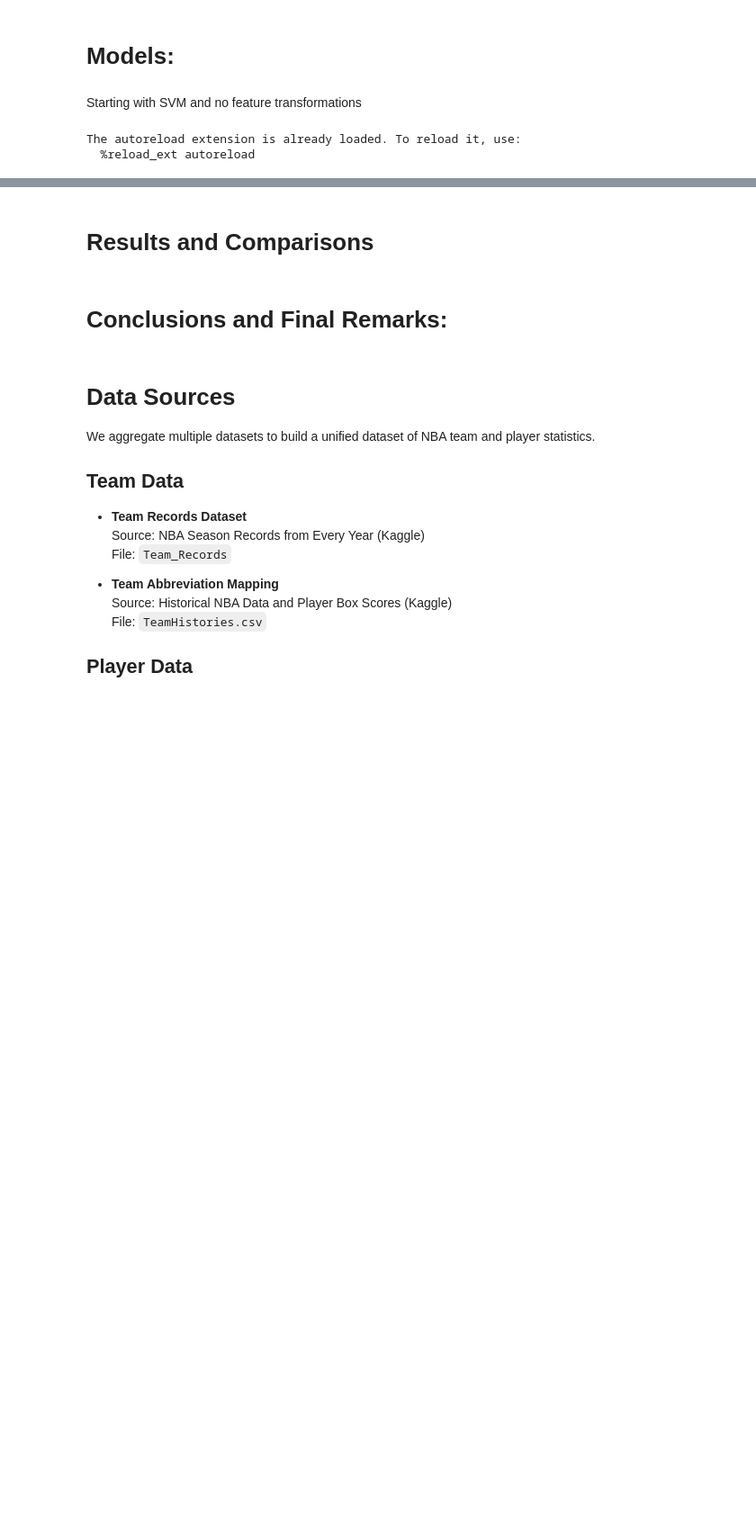
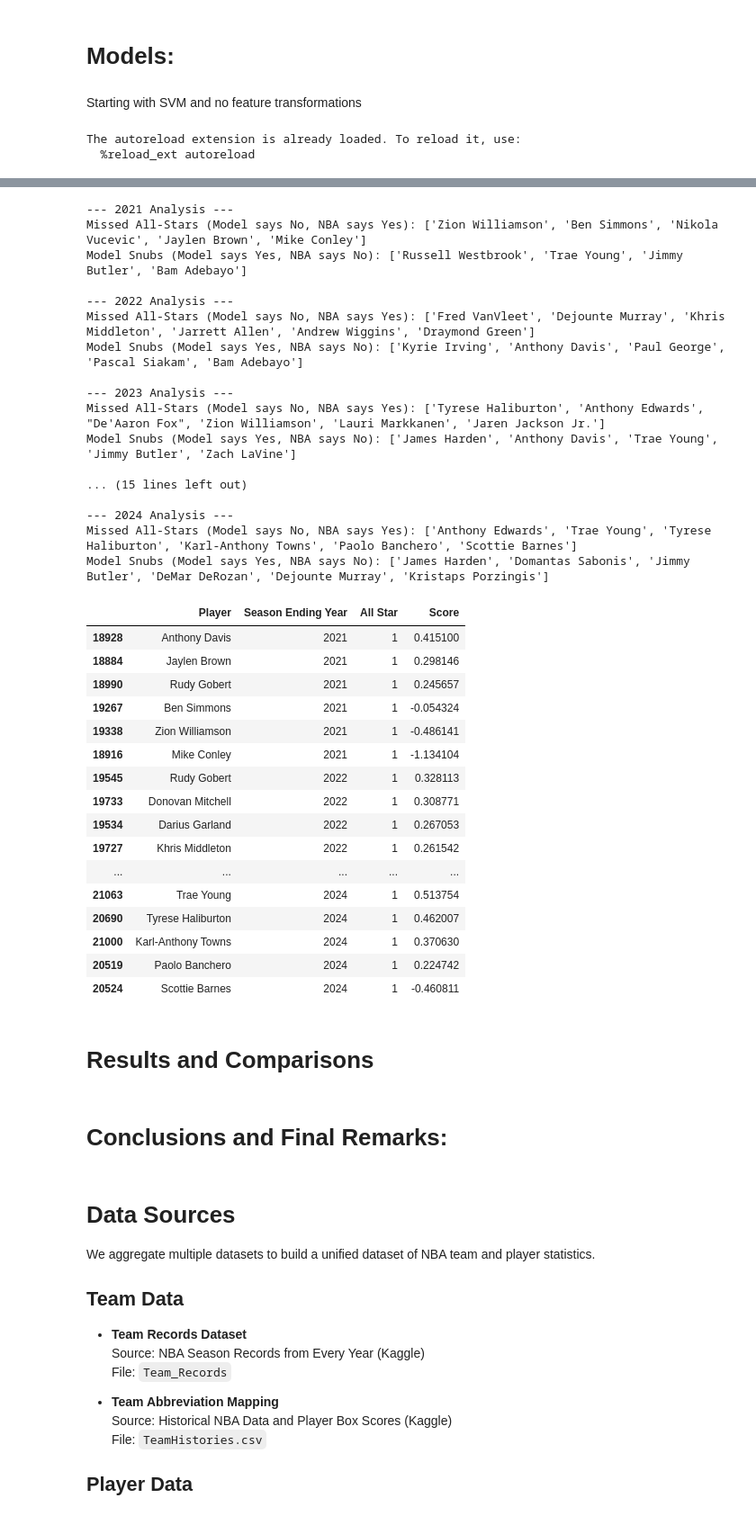
Before and after one commit to asarkar17812/nba-allstar-pred, a Jupyter notebook: nba_allstar.ipynb, the cells around one changed output, grey strips where cells are left out. Shown at 90% size. Drawn from its saved outputs; the diff is of its cells as text; code cells hidden in the pictures; blank space fills up the shorter version.

```diff
--- a/nba_allstar.ipynb
+++ b/nba_allstar.ipynb
@@ -211,3 +403,79 @@ Actual: All-Star                           35                   77
+# %%
+def analyze_model_misses(model, X_val, val_data_full, top_n=26):
+    """
+    Shows players the model missed (False Negatives) and
+    players the model 'snubbed' (False Positives).
+    """
+    # 1. Get Scores
+    scores = model.decision_function(X_val)
+    results = val_data_full[['Player', 'Season Ending Year', 'All Star']].copy()
+    results['Score'] = scores
+
+    misses_summary = []
+
+    for year in results['Season Ending Year'].unique():
+        year_data = results[results['Season Ending Year'] == year].sort_values(by='Score', ascending=False)
+
+        # The Top 26 the model WOULD have picked
+        model_picks = year_data.head(top_n)
+
+        # The actual All-Stars for that year
+        actual_stars = year_data[year_data['All Star'] == 1]
+
+        # MISSES: Actual All-Stars NOT in our Top 26
+        missed_players = actual_stars[~actual_stars['Player'].isin(model_picks['Player'])]
+
+        # SNUBS: Players in our Top 26 NOT in Actual All-Stars
+        snubbed_players = model_picks[model_picks['All Star'] == 0]
+
+        print(f"\n--- {year} Analysis ---")
+        print(f"Missed All-Stars (Model says No, NBA says Yes): {missed_players['Player'].tolist()}")
+        print(f"Model Snubs (Model says Yes, NBA says No): {snubbed_players['Player'].tolist()}")
+
+        misses_summary.append(missed_players)
+
+    return pd.concat(misses_summary)
+# %%
+best_base = fitted_models['Linear SVM (medium weight imbalance)']['model']
+analyze_model_misses(best_base, X_val, val_df)
+
+best_poly = poly_2_fitted_models['Linear SVM (Low C)']['model']
+analyze_model_misses(best_poly, X_val, val_df)
+# %% [output]
+--- 2021 Analysis ---
+Missed All-Stars (Model says No, NBA says Yes): ['Zion Williamson', 'Ben Simmons', 'Nikola Vucevic', 'Jaylen Brown', 'Mike Conley']
+Model Snubs (Model says Yes, NBA says No): ['Russell Westbrook', 'Trae Young', 'Jimmy Butler', 'Bam Adebayo']
+
+--- 2022 Analysis ---
+Missed All-Stars (Model says No, NBA says Yes): ['Fred VanVleet', 'Dejounte Murray', 'Khris Middleton', 'Jarrett Allen', 'Andrew Wiggins', 'Draymond Green']
+Model Snubs (Model says Yes, NBA says No): ['Kyrie Irving', 'Anthony Davis', 'Paul George', 'Pascal Siakam', 'Bam Adebayo']
+
+--- 2023 Analysis ---
+Missed All-Stars (Model says No, NBA says Yes): ['Tyrese Haliburton', 'Anthony Edwards', "De'Aaron Fox", 'Zion Williamson', 'Lauri Markkanen', 'Jaren Jackson Jr.']
+Model Snubs (Model says Yes, NBA says No): ['James Harden', 'Anthony Davis', 'Trae Young', 'Jimmy Butler', 'Zach LaVine']
+
+... (15 lines left out)
+
+--- 2024 Analysis ---
+Missed All-Stars (Model says No, NBA says Yes): ['Anthony Edwards', 'Trae Young', 'Tyrese Haliburton', 'Karl-Anthony Towns', 'Paolo Banchero', 'Scottie Barnes']
+Model Snubs (Model says Yes, NBA says No): ['James Harden', 'Domantas Sabonis', 'Jimmy Butler', 'DeMar DeRozan', 'Dejounte Murray', 'Kristaps Porzingis']
+|  | Player | Season Ending Year | All Star | Score |
+| 18928 | Anthony Davis | 2021 | 1 | 0.415100 |
+| 18884 | Jaylen Brown | 2021 | 1 | 0.298146 |
+| 18990 | Rudy Gobert | 2021 | 1 | 0.245657 |
+| 19267 | Ben Simmons | 2021 | 1 | -0.054324 |
+| 19338 | Zion Williamson | 2021 | 1 | -0.486141 |
+| 18916 | Mike Conley | 2021 | 1 | -1.134104 |
+| 19545 | Rudy Gobert | 2022 | 1 | 0.328113 |
+| 19733 | Donovan Mitchell | 2022 | 1 | 0.308771 |
+| 19534 | Darius Garland | 2022 | 1 | 0.267053 |
+| 19727 | Khris Middleton | 2022 | 1 | 0.261542 |
+| ... | ... | ... | ... | ... |
+| 21063 | Trae Young | 2024 | 1 | 0.513754 |
+| 20690 | Tyrese Haliburton | 2024 | 1 | 0.462007 |
+| 21000 | Karl-Anthony Towns | 2024 | 1 | 0.370630 |
+| 20519 | Paolo Banchero | 2024 | 1 | 0.224742 |
+| 20524 | Scottie Barnes | 2024 | 1 | -0.460811 |
 # %% [markdown]
 # Results and Comparisons
 # %% [markdown]
```
Also changed, not shown: parts of 13 cells of this notebook, 5 other files.
